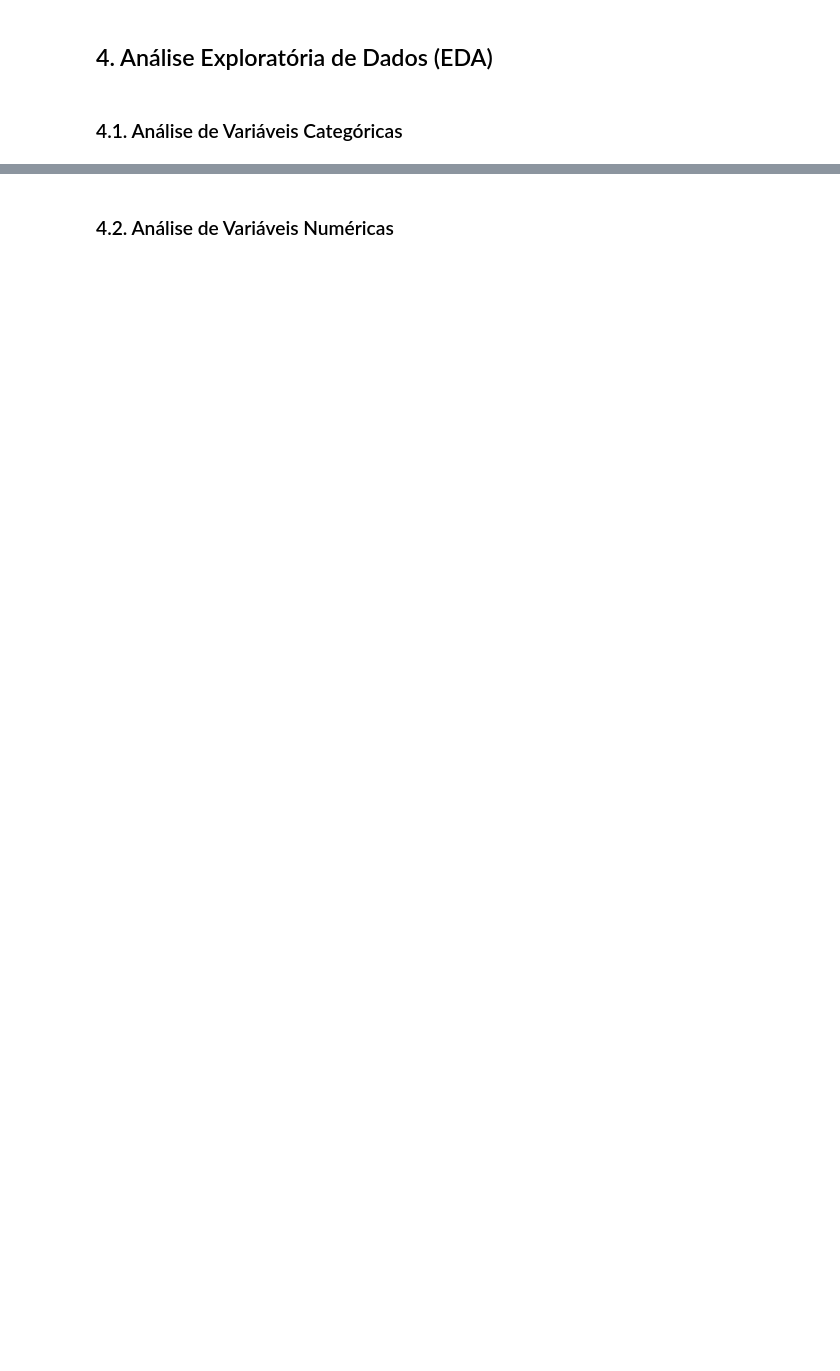
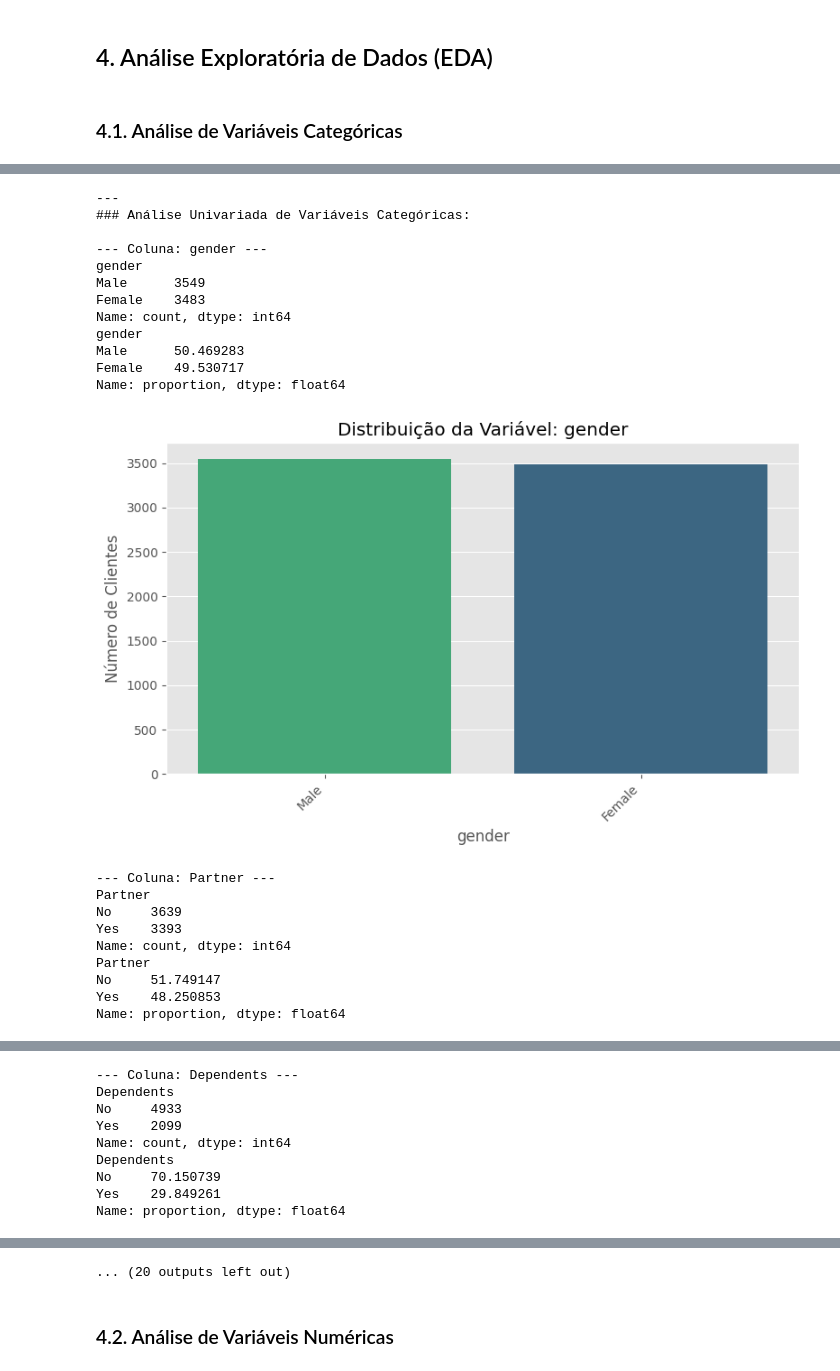
Before and after one commit to moises-rb/Analise_Dados, a Jupyter notebook: Telecom_X/challenge_telecomx.ipynb, the cells around one changed output, grey strips where cells are left out. Saved outputs shown, nothing was run; the diff lists cells and outputs as text; code cells hidden in the pictures; blank space fills up the shorter version.

```diff
--- a/Telecom_X/challenge_telecomx.ipynb
+++ b/Telecom_X/challenge_telecomx.ipynb
@@ -405,0 +557,44 @@ Passing `palette` without assigning `hue` is deprecated and will be removed in v
+# %%
+# Liste as colunas categóricas (excluindo 'Churn' pois já foi analisada)
+# Lembre-se que 'TenureGroup' é uma nova feature categórica também.
+colunas_categoricas_eda = [col for col in df_final.columns if df_final[col].dtype == 'category' and col != 'Churn']
+
+print("\n---")
+print("### Análise Univariada de Variáveis Categóricas:")
+
+for col in colunas_categoricas_eda:
+    print(f"\n--- Coluna: {col} ---")
+    print(df_final[col].value_counts())
+    print(df_final[col].value_counts(normalize=True) * 100)
+
+    plt.figure(figsize=(8, 5)) # Ajuste o tamanho do gráfico conforme necessário
+    sns.countplot(data=df_final, x=col, palette='viridis', order=df_final[col].value_counts().index, hue=col)
+    plt.title(f'Distribuição da Variável: {col}')
+    plt.xlabel(col)
+    plt.ylabel('Número de Clientes')
+    plt.xticks(rotation=45, ha='right') # Rotaciona rótulos para melhor legibilidade
+    plt.tight_layout() # Ajusta o layout para evitar sobreposição
+    plt.show()
+# %% [output]
+---
+### Análise Univariada de Variáveis Categóricas:
+
+--- Coluna: gender ---
+gender
+Male      3549
+Female    3483
+Name: count, dtype: int64
+gender
+Male      50.469283
+Female    49.530717
+Name: proportion, dtype: float64
+[figure, added]
+--- Coluna: Partner ---
+Partner
+No     3639
+Yes    3393
+Name: count, dtype: int64
+Partner
+No     51.749147
+Yes    48.250853
+Name: proportion, dtype: float64
@@ -405,0 +602,9 @@ Passing `palette` without assigning `hue` is deprecated and will be removed in v
+--- Coluna: Dependents ---
+Dependents
+No     4933
+Yes    2099
+Name: count, dtype: int64
+Dependents
+No     70.150739
+Yes    29.849261
+Name: proportion, dtype: float64
@@ -406,2 +646,3 @@ Passing `palette` without assigning `hue` is deprecated and will be removed in v
+... (20 outputs left out)
 # %% [markdown]
 ### 4.2. Análise de Variáveis Numéricas
```
Also changed, not shown: parts of 12 cells of this notebook.
